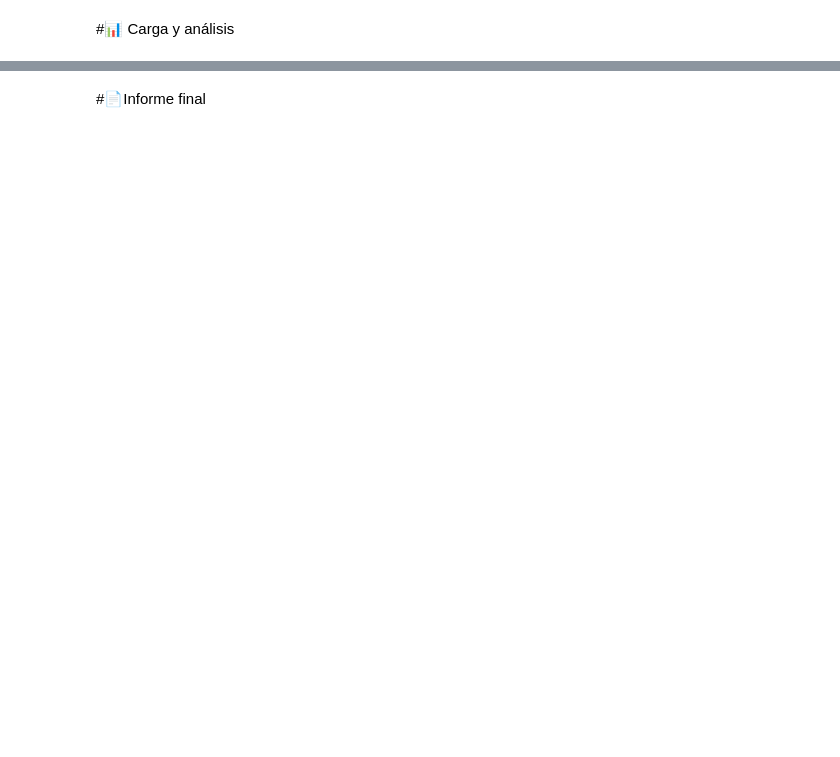
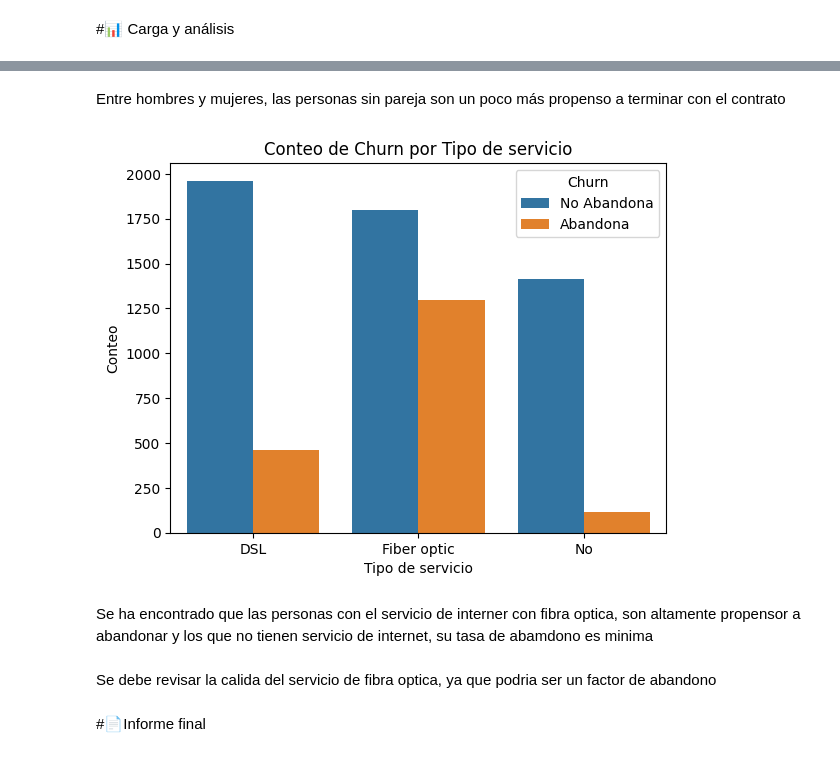
Before and after one commit to Cristiand056/Alura_Teleconx_LATAM, a Jupyter notebook: TelecomX_LATAM.ipynb, the cells around one changed output, grey strips where cells are left out. Drawn from its saved outputs; the diff is of its cells as text; code cells hidden in the pictures; blank space fills up the shorter version.

```diff
--- a/TelecomX_LATAM.ipynb
+++ b/TelecomX_LATAM.ipynb
@@ -9,2 +208,17 @@
+# %% [markdown]
+Entre hombres y mujeres, las personas sin pareja son un poco más propenso a terminar con el contrato
+# %%
+sns.countplot(data=df_completo, x='InternetService', hue='Churn')
+plt.title('Conteo de Churn por Tipo de servicio')
+plt.xlabel('Tipo de servicio')
+plt.ylabel('Conteo')
+plt.legend(title='Churn', labels=['No Abandona', 'Abandona'])
+plt.show()
+# %% [output]
+[figure, added]
+# %% [markdown]
+Se ha encontrado que las personas con el servicio de interner con fibra optica, son altamente propensor a abandonar y los que no tienen servicio de internet, su tasa de abamdono es minima
+# %% [markdown]
+Se debe revisar la calida del servicio de fibra optica, ya que podria ser un factor de abandono
 # %% [markdown]
 #📄Informe final
```
Also changed, not shown: parts of 26 cells of this notebook.
